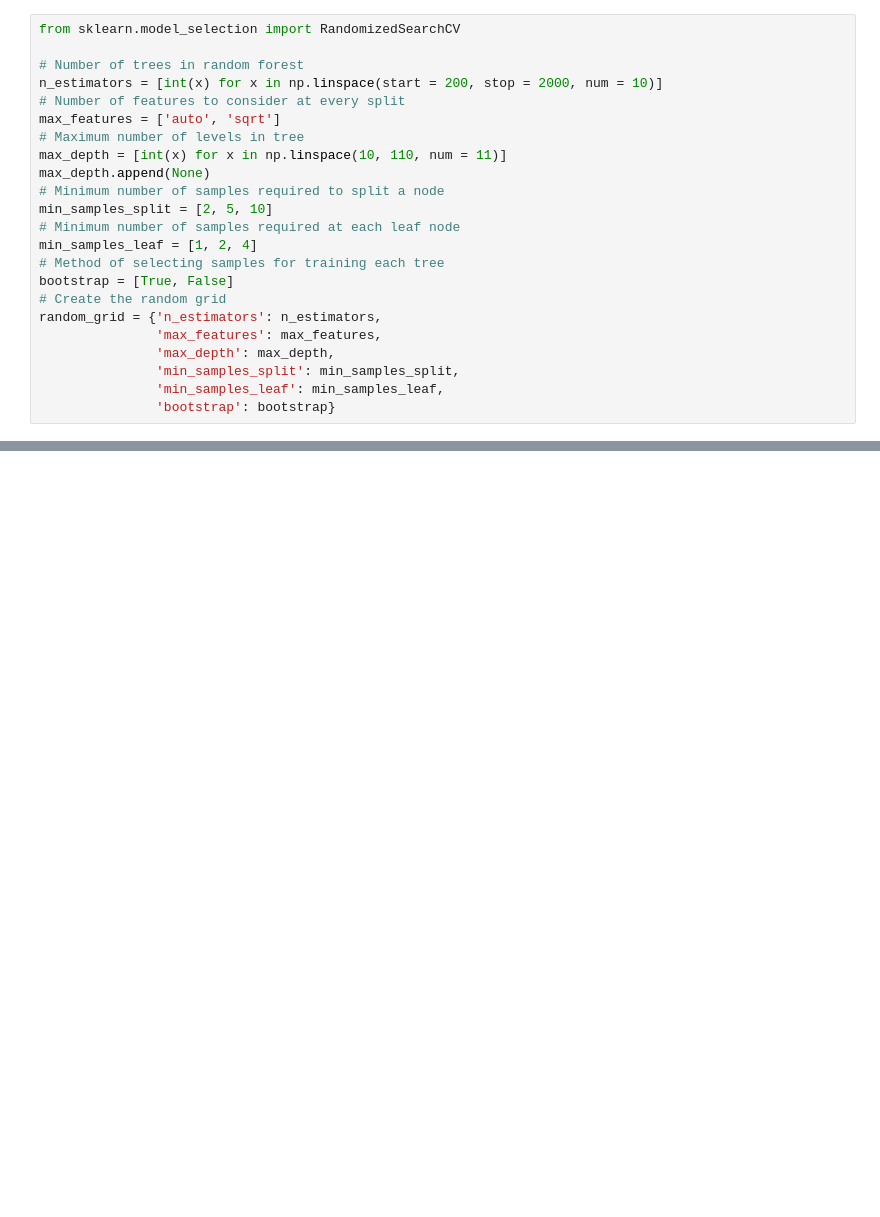
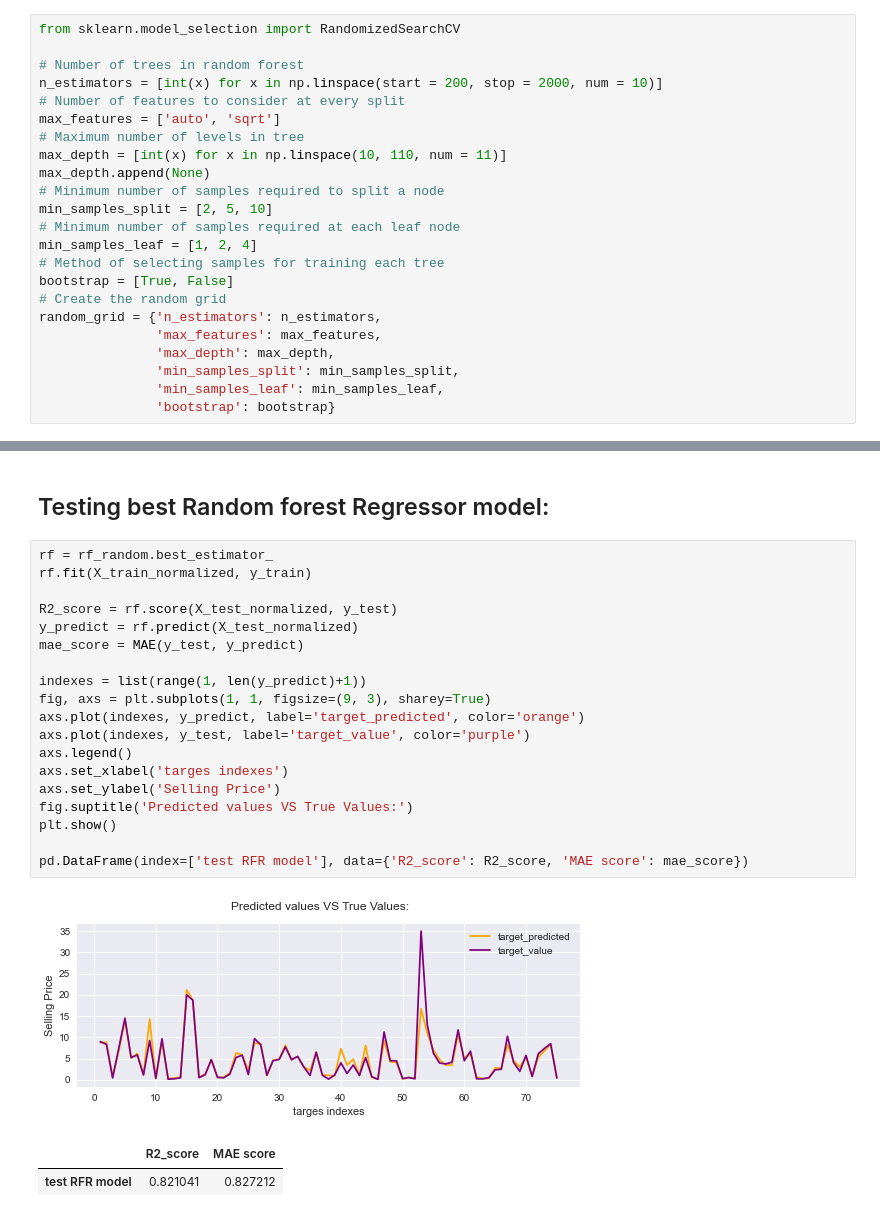
Before and after one commit to idankam/DataScienceCourseProject, a Jupyter notebook: Regression Notebook.ipynb, the cells around one changed output, grey strips where cells are left out. Saved outputs shown, nothing was run; the diff lists cells and outputs as text; blank space fills up the shorter version.

```diff
--- a/Regression Notebook.ipynb
+++ b/Regression Notebook.ipynb
@@ -817,0 +878,25 @@ main_scores.sort_values(by=['rank_test_score']).head(10)
+# %% [markdown]
+## Testing best Random forest Regressor model:
+# %%
+rf = rf_random.best_estimator_
+rf.fit(X_train_normalized, y_train)
+
+R2_score = rf.score(X_test_normalized, y_test)
+y_predict = rf.predict(X_test_normalized)
+mae_score = MAE(y_test, y_predict)
+
+indexes = list(range(1, len(y_predict)+1))
+fig, axs = plt.subplots(1, 1, figsize=(9, 3), sharey=True)
+axs.plot(indexes, y_predict, label='target_predicted', color='orange')
+axs.plot(indexes, y_test, label='target_value', color='purple')
+axs.legend()
+axs.set_xlabel('targes indexes')
+axs.set_ylabel('Selling Price')
+fig.suptitle('Predicted values VS True Values:')
+plt.show()
+
+pd.DataFrame(index=['test RFR model'], data={'R2_score': R2_score, 'MAE score': mae_score})
+# %% [output]
+[figure, added]
+|  | R2_score | MAE score |
+| test RFR model | 0.821041 | 0.827212 |
```
Also changed, not shown: parts of 30 cells of this notebook.
